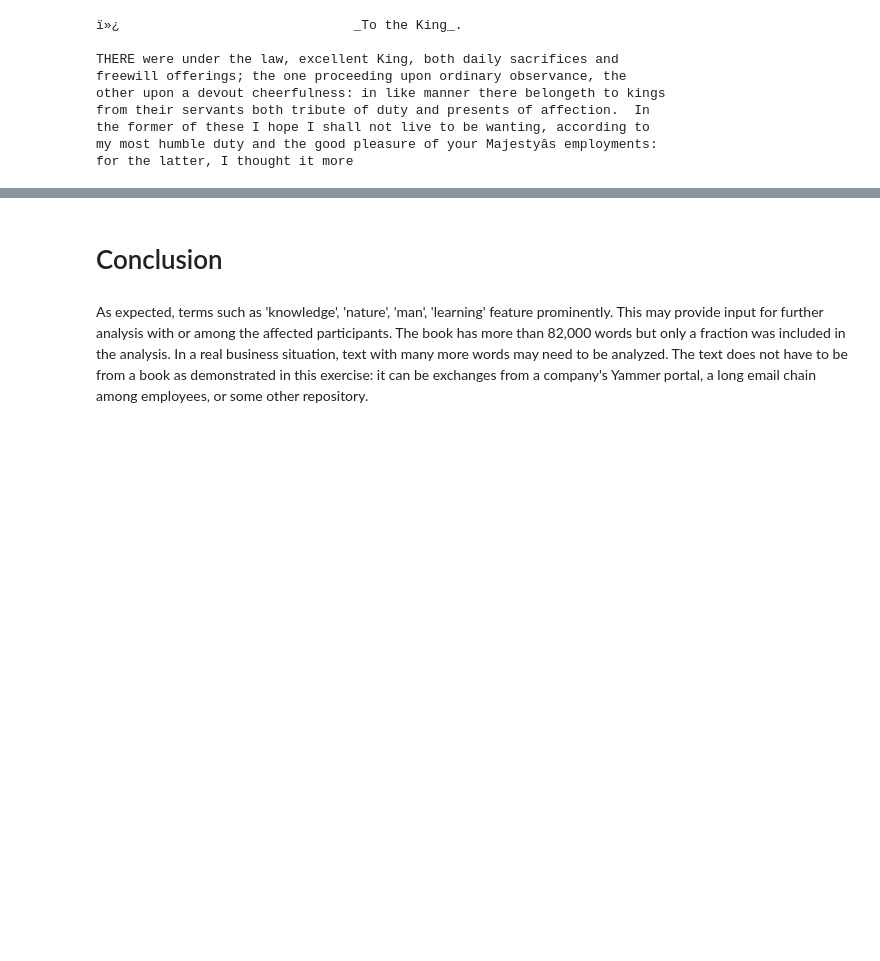
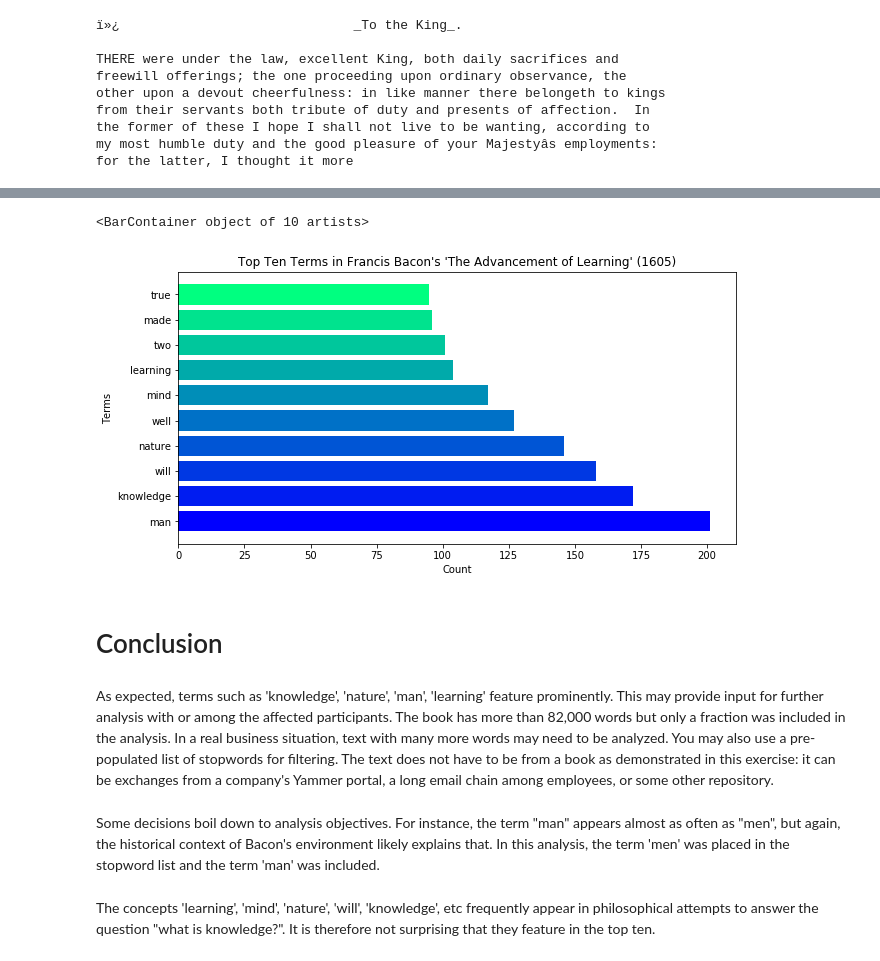
Before and after one commit to datastate/analytics, a Jupyter notebook: francisBaconInACloudUsingPython.ipynb, the cells around one changed output, grey strips where cells are left out. Saved outputs shown, nothing was run; the diff lists cells and outputs as text; code cells hidden in the pictures; blank space fills up the shorter version.

```diff
--- a/francisBaconInACloudUsingPython.ipynb
+++ b/francisBaconInACloudUsingPython.ipynb
@@ -53,3 +68,22 @@ Depending on your situation, business requirements for the analysis, etc., words
+# %%
+targeted_terms = [term for term in book_data.split() if term not in stopwords]
+counted_terms = collections.Counter(targeted_terms)
+terms = []
+counts = []
+
+for term, count in counted_terms.most_common(10):
+    terms.append(term)
+    counts.append(count)
+# %%
+colors = cm.winter(np.linspace(0, 1, 10)) # there are tons of color schemes to choose from...it's currently Fall so...
+rcp['figure.figsize'] = 10, 5
+plt.title("Top Ten Terms in Francis Bacon's 'The Advancement of Learning' (1605)" )
+plt.xlabel('Count')
+plt.ylabel('Terms')
+plt.barh(terms, counts, color = colors)
+# %% [output]
+<BarContainer object of 10 artists>
+[figure, added]
 # %% [markdown]
 # Conclusion
 # %% [markdown]
@@ -57,4 +91,9 @@ As expected, terms such as 'knowledge', 'nature', 'man', 'learning' feature prom
 This may provide input for further analysis with or among the affected participants.
 The book has more than 82,000 words but only a fraction was included in the analysis.
 In a real business situation, text with many more words may need to be analyzed.
+You may also use a pre-populated list of stopwords for filtering.
 The text does not have to be from a book as demonstrated in this exercise: it can be exchanges from a company's Yammer portal, a long email chain among employees, or some other repository.
+# %% [markdown]
+Some decisions boil down to analysis objectives. For instance, the term "man" appears almost as often as "men", but again, the historical context of Bacon's environment likely explains that. In this analysis, the term 'men' was placed in the stopword list and the term 'man' was included.
+# %% [markdown]
+The concepts 'learning', 'mind', 'nature', 'will', 'knowledge', etc frequently appear in philosophical attempts to answer the question "what is knowledge?". It is therefore not surprising that they feature in the top ten.
```
Also changed, not shown: parts of 10 cells of this notebook.
